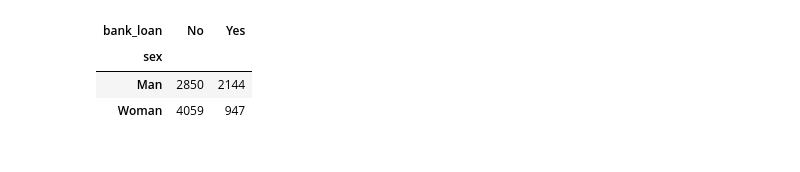
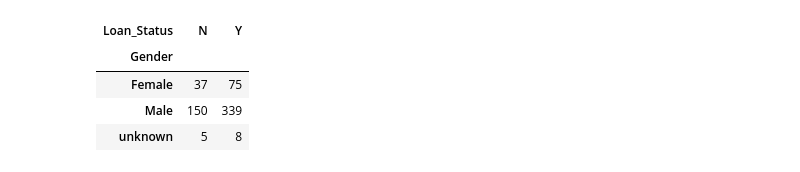
Before and after one commit to davidry777/Home-Loan-Eligibility, a Jupyter notebook: CS108_Project.ipynb, the cells around one changed output. Saved outputs shown, nothing was run; the diff lists cells and outputs as text; code cells hidden in the pictures.

```diff
--- a/CS108_Project.ipynb
+++ b/CS108_Project.ipynb
@@ -102,0 +107,3 @@ loans.corr()
+# %%
+loans['Credit_History'].fillna(0, inplace=True)
+loans.isnull().sum()
@@ -102,0 +124,3 @@ loans.corr()
+# %%
+loans['Dependents'].fillna('0', inplace=True)
+loans.isnull().sum()
@@ -102,0 +141,3 @@ loans.corr()
+# %%
+loans['Self_Employed'].fillna('No', inplace=True)
+loans.isnull().sum()
@@ -102,0 +158,4 @@ loans.corr()
+# %%
+loans['Gender'].fillna('unknown', inplace=True)
+loans['Married'].fillna('unknown', inplace=True)
+loans.isnull().sum()
@@ -103,11 +200,12 @@ loans.corr()
 # %%
-ct = pd.crosstab(index = loans.sex, columns = loans.bank_loan)
+ct = pd.crosstab(index = loans.Gender, columns = loans.Loan_Status)
 ct
 # %% [output]
-| bank_loan | No | Yes |
-| sex |  |  |
-| Man | 2850 | 2144 |
-| Woman | 4059 | 947 |
+| Loan_Status | N | Y |
+| Gender |  |  |
+| Female | 37 | 75 |
+| Male | 150 | 339 |
+| unknown | 5 | 8 |
 # %%
 from scipy.stats import chi2_contingency
 chisq = chi2_contingency(ct)
```
Also changed, not shown: parts of 118 cells of this notebook.
